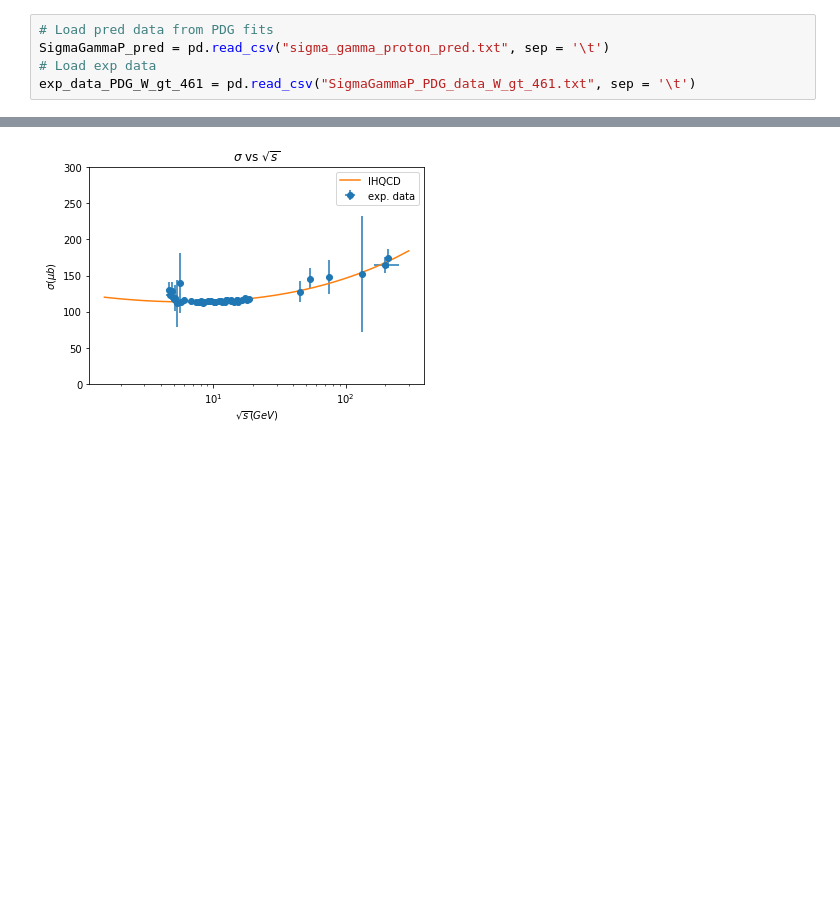
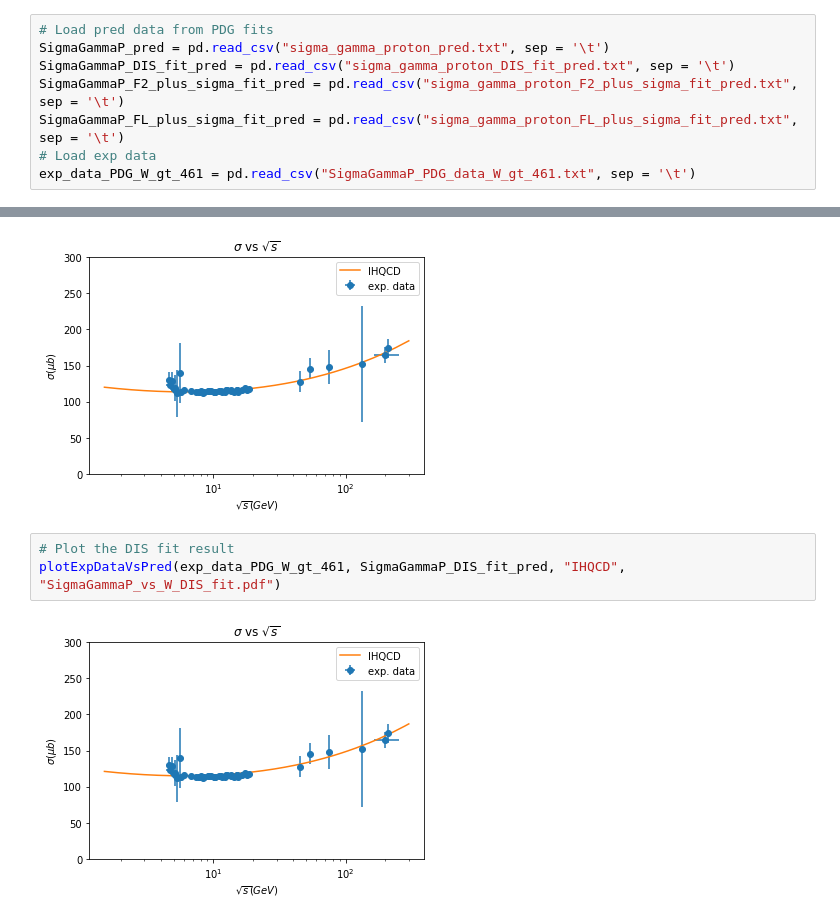
Before and after one commit to artur-amorim/gggpScatteringIHQCD, a Jupyter notebook: plots/SigmaGammaP/plotSigmaGammaP.ipynb, the cells around one changed output, grey strips where cells are left out. Drawn from its saved outputs; the diff is of its cells as text; blank space fills up the shorter version.

```diff
--- a/plots/SigmaGammaP/plotSigmaGammaP.ipynb
+++ b/plots/SigmaGammaP/plotSigmaGammaP.ipynb
@@ -6,6 +6,9 @@ import pandas as pd
 # %%
 # Load pred data from PDG fits
 SigmaGammaP_pred = pd.read_csv("sigma_gamma_proton_pred.txt", sep = '\t')
+SigmaGammaP_DIS_fit_pred = pd.read_csv("sigma_gamma_proton_DIS_fit_pred.txt", sep = '\t')
+SigmaGammaP_F2_plus_sigma_fit_pred = pd.read_csv("sigma_gamma_proton_F2_plus_sigma_fit_pred.txt", sep = '\t')
+SigmaGammaP_FL_plus_sigma_fit_pred = pd.read_csv("sigma_gamma_proton_FL_plus_sigma_fit_pred.txt", sep = '\t')
 # Load exp data
 exp_data_PDG_W_gt_461 = pd.read_csv("SigmaGammaP_PDG_data_W_gt_461.txt", sep = '\t')
 # %%
@@ -35,3 +38,8 @@ def plotExpDataVsPred(exp_data, pred_data, label, output_file):
 plotExpDataVsPred(exp_data_PDG_W_gt_461, SigmaGammaP_pred, "IHQCD", "SigmaGammaP_vs_W.pdf")
 # %% [output]
 [figure]
+# %%
+# Plot the DIS fit result
+plotExpDataVsPred(exp_data_PDG_W_gt_461, SigmaGammaP_DIS_fit_pred, "IHQCD", "SigmaGammaP_vs_W_DIS_fit.pdf")
+# %% [output]
+[figure, added]
```
Also changed, not shown: parts of 2 cells of this notebook, 14 other files.
